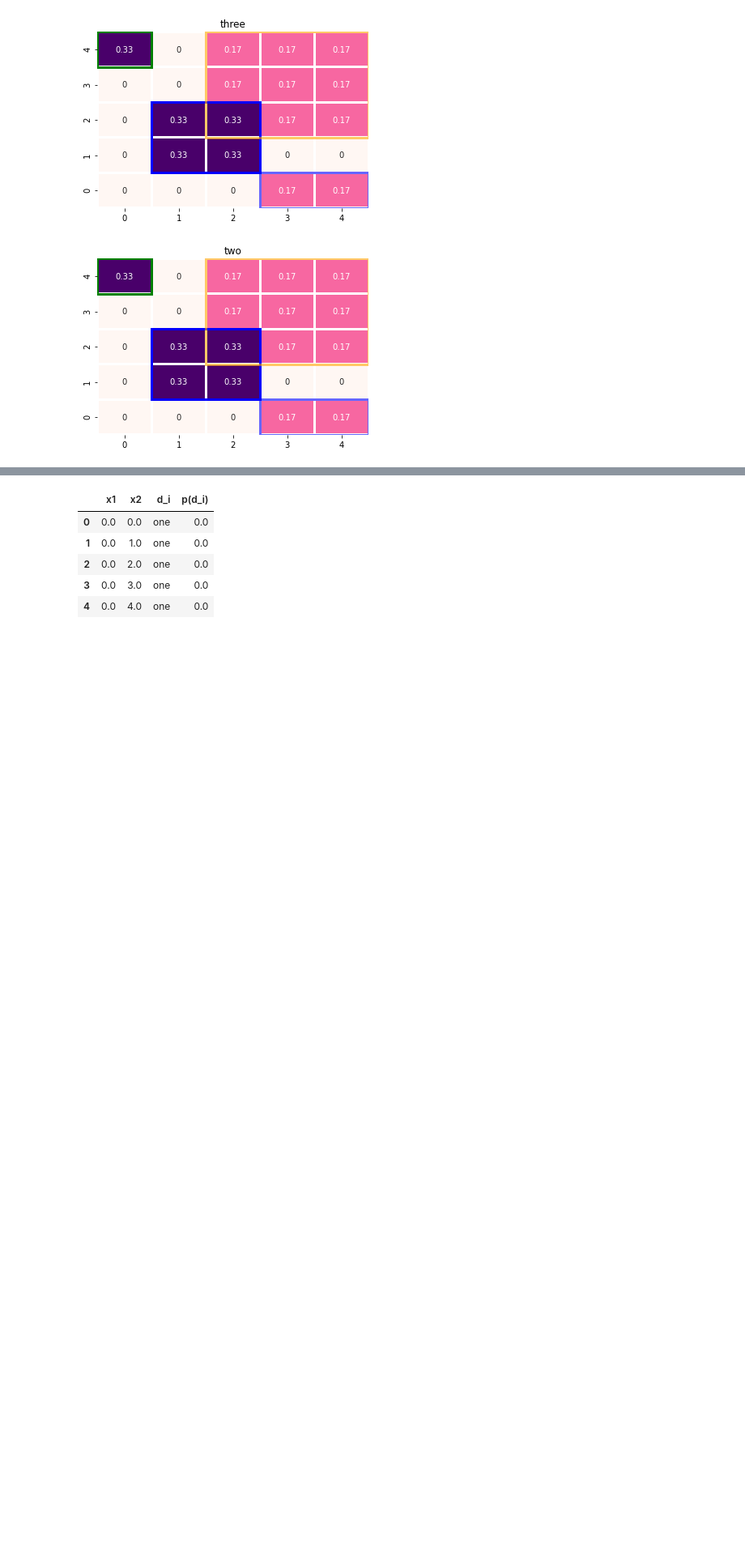
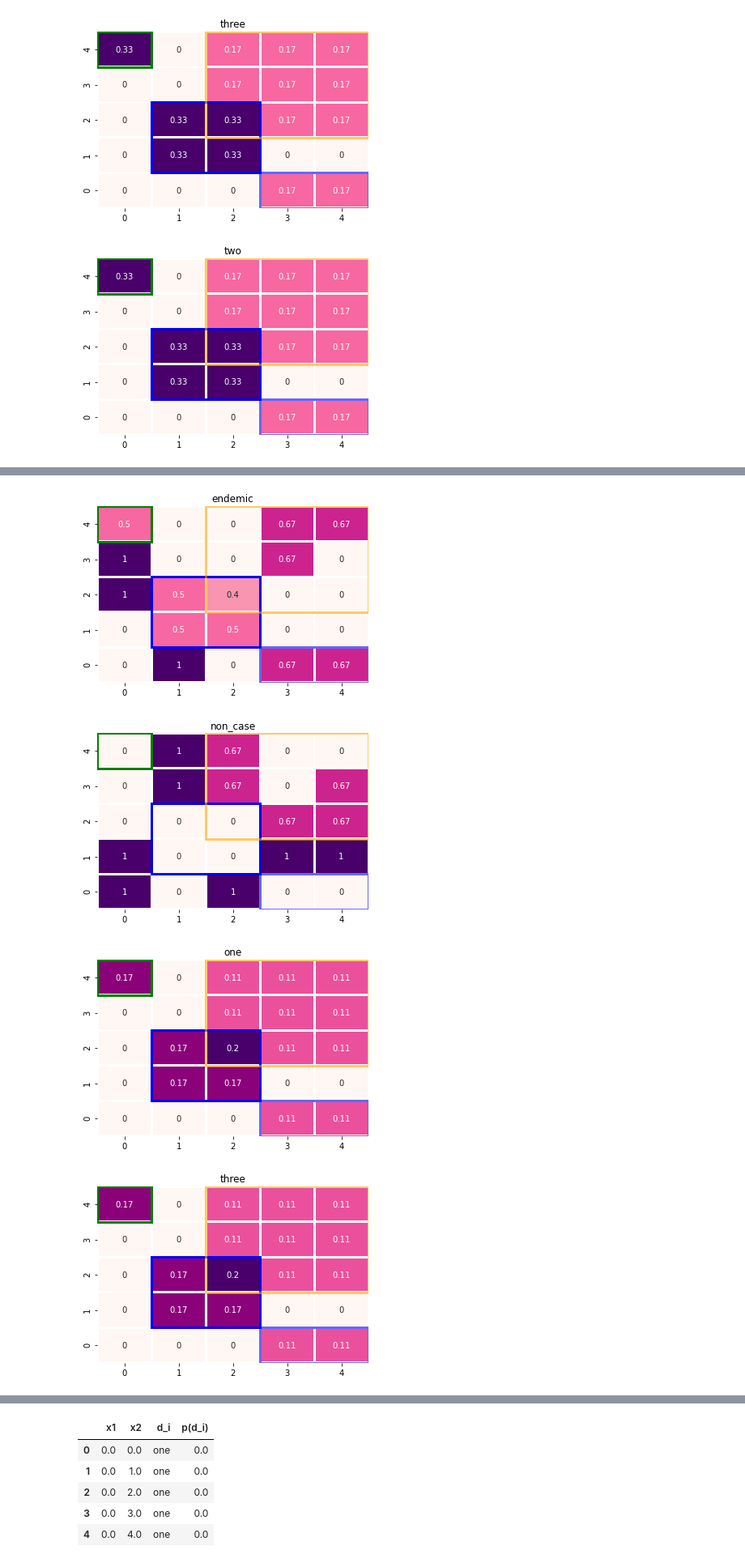
Before and after one commit to aauss/epi-quark, a Jupyter notebook: lean_score.ipynb, the cells around one changed output, grey strips where cells are left out. Shown at 81% size. Saved outputs shown, nothing was run; the diff lists cells and outputs as text; code cells hidden in the pictures; blank space fills up the shorter version.

```diff
--- a/lean_score.ipynb
+++ b/lean_score.ipynb
@@ -366,0 +402,12 @@ p_hat_di.head()
+# %%
+for datalabel in p_hat_di_max["d_i"].unique():
+    plot_heatmap(
+        p_hat_di_max.query("d_i==@datalabel").loc[:, ["p^(d_i)"]].values,
+        datalabel,
+    )
+    plt.show()
+# %% [output]
+[figure, added]
+[figure, added]
+[figure, added]
+[figure, added]
```
Also changed, not shown: parts of 27 cells of this notebook.
